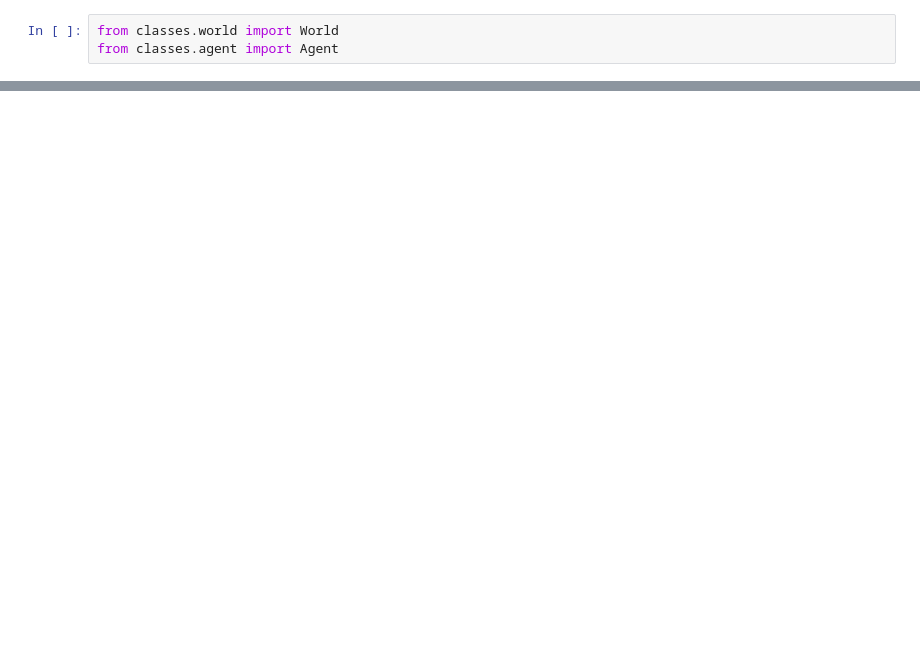
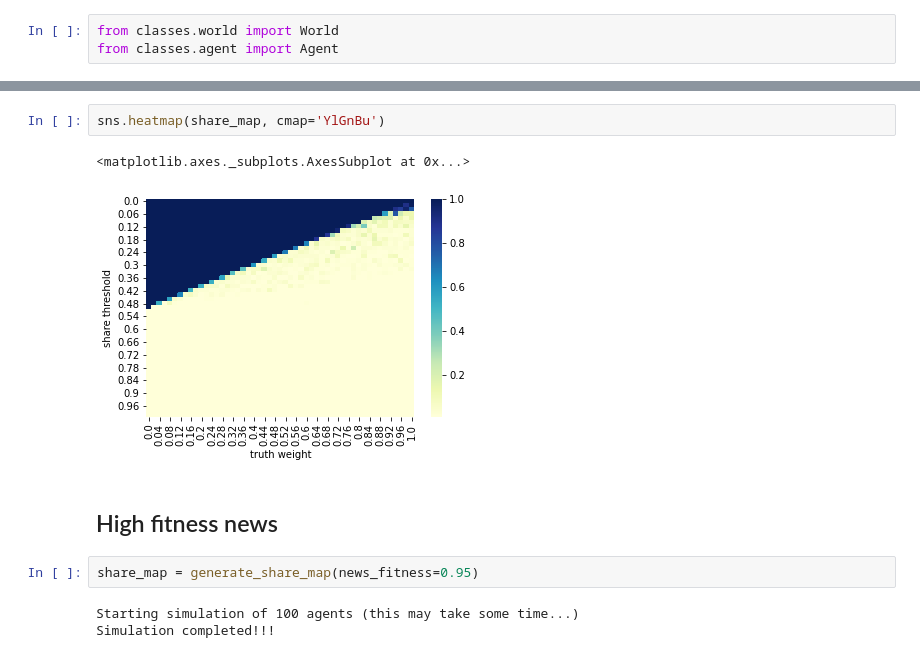
Before and after one commit to andreamusso96/ComplexSystemsProject, a Jupyter notebook: code/notebooks/agent_phase_diagram.ipynb, the cells around one changed output, grey strips where cells are left out. Saved outputs shown, nothing was run; the diff lists cells and outputs as text; blank space fills up the shorter version.

```diff
--- a/code/notebooks/agent_phase_diagram.ipynb
+++ b/code/notebooks/agent_phase_diagram.ipynb
@@ -56,0 +63,12 @@ ax = sns.heatmap(share_map, cmap='Greys')
+# %%
+sns.heatmap(share_map, cmap='YlGnBu')
+# %% [output]
+<matplotlib.axes._subplots.AxesSubplot at 0x...>
+[figure, added]
+# %% [markdown]
+## High fitness news
+# %%
+share_map = generate_share_map(news_fitness=0.95)
+# %% [output]
+Starting simulation of 100 agents (this may take some time...)
+Simulation completed!!!
```
Also changed, not shown: parts of 12 cells of this notebook.
